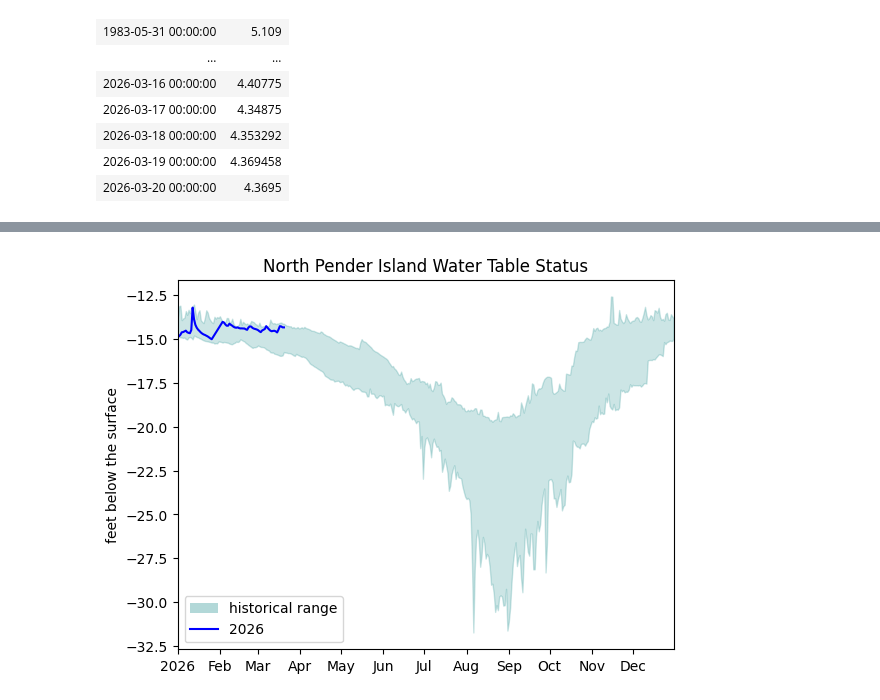
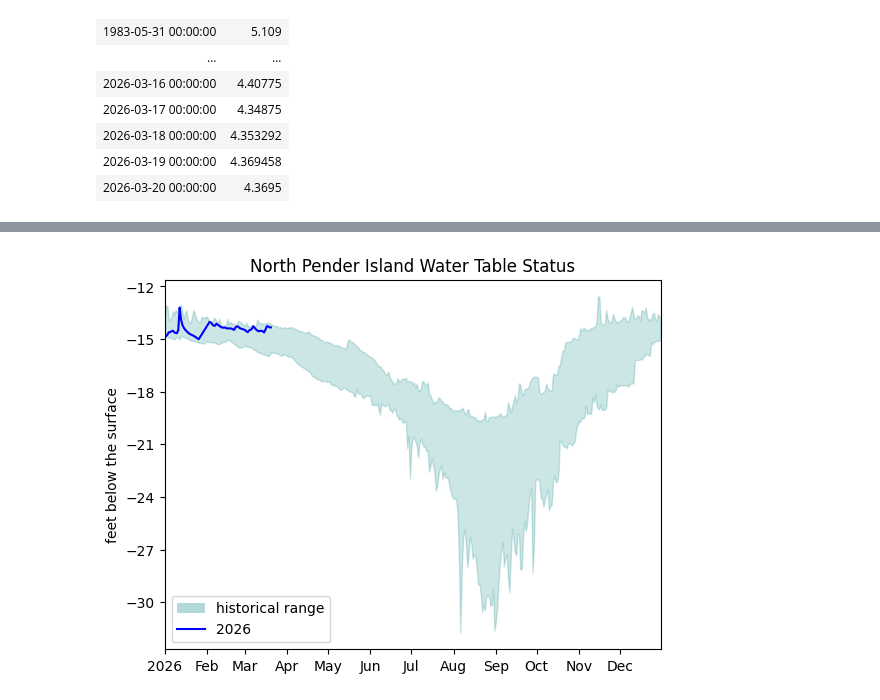
Before and after one commit to novedevo/watertable, a Jupyter notebook: main.ipynb, the cells around one changed output, grey strips where cells are left out. Cells and saved outputs as stored; diff of their text form; code cells hidden in the pictures.

```diff
--- a/main.ipynb
+++ b/main.ipynb
@@ -82,36 +82,38 @@ f"{[current_level, historical_average, now.isoformat()]}".replace("'", '"')
 from matplotlib.patches import Patch
 from matplotlib.lines import Line2D
 import matplotlib.dates as mdates
+import matplotlib.ticker as ticker
 
 ax = sns.lineplot(
     data=previous_years,
     x="timestamp",
     y="level",
     color="teal",
     errorbar=("pi", 90),
     linewidth=0,
 )
 sns.lineplot(
     data=redline,
     x="timestamp",
     y="level",
     ax=ax,
     color="blue"
 )
 handles = [
     Patch(facecolor="teal", alpha=0.3, label="historical range"),
     Line2D([0], [0], color="blue", label=f"{current_year}"),
 ]
 
 ax.legend(handles=handles)
 ax.set_xlabel("")
 ax.set_ylabel("feet below the surface")
 ax.set_title("North Pender Island Water Table Status")
 ax.set_xlim(datetime.date(current_year, 1, 1), datetime.date(current_year, 12, 31))  # type: ignore[arg-type]
 
 locator = mdates.AutoDateLocator(minticks=3, maxticks=20)
 formatter = mdates.ConciseDateFormatter(locator)
 ax.xaxis.set_major_locator(locator)
 ax.xaxis.set_major_formatter(formatter)
+ax.yaxis.set_major_locator(ticker.MaxNLocator(integer=True))
 # %% [output]
-[figure, old version]
+[figure, new version]
```
Also changed, not shown: parts of 1 cell of this notebook, 4 other files.
